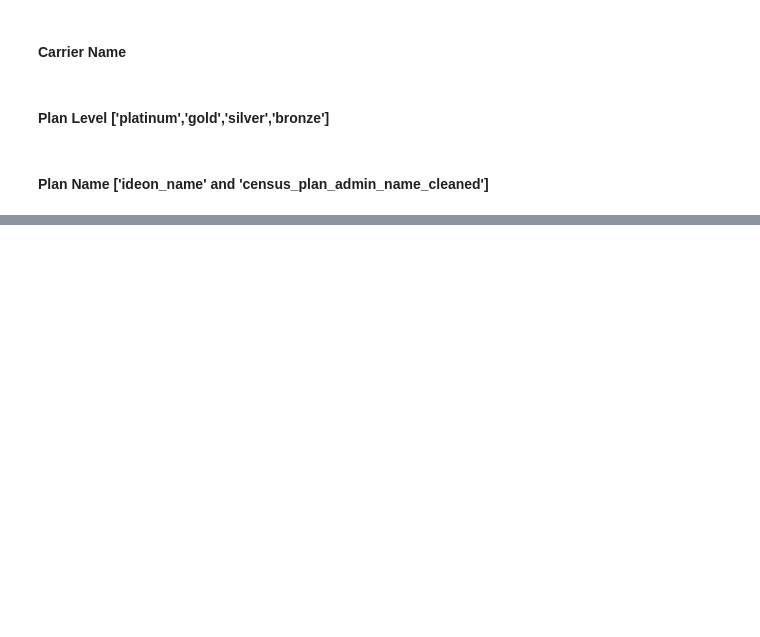
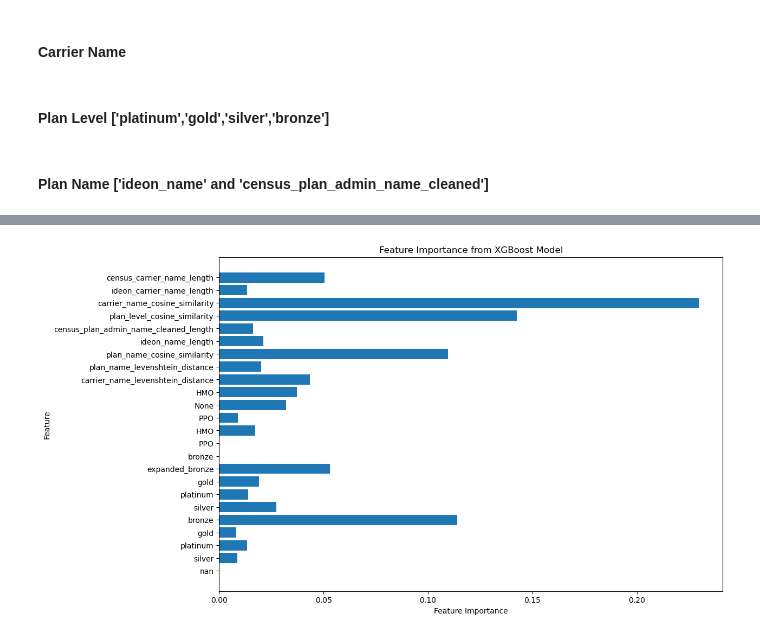
Before and after one commit to Kieran-Shaw/match-plans, a Jupyter notebook: notebooks/model-building.ipynb, the cells around one changed output, grey strips where cells are left out. Saved outputs shown, nothing was run; the diff lists cells and outputs as text; code cells hidden in the pictures; blank space fills up the shorter version.

Commit message:
building second model version

```diff
--- a/notebooks/model-building.ipynb
+++ b/notebooks/model-building.ipynb
@@ -149,8 +150,8 @@ SaveModelMetrics(file_path='~/match-plans/data/model_results.csv').save_metrics(
     * extract plan_type where available in plan_admin_name_cleaned
 # %%
 # Data Cleaning
-df = full_df[['id','census_carrier_name','plan_admin_name','carrier_name','name','plan_type','level','is_match']].copy()
-df.rename(columns={'plan_admin_name':'census_plan_admin_name','carrier_name':'ideon_carrier_name','name':'ideon_name','plan_type':'ideon_plan_type','level':'ideon_plan_level'},inplace=True)
+df = full_df[['id','census_carrier_name','plan_admin_name','carrier_name','name','plan_type','level','hsa_eligible','is_match']].copy()
+df.rename(columns={'plan_admin_name':'census_plan_admin_name','carrier_name':'ideon_carrier_name','name':'ideon_name','plan_type':'ideon_plan_type','level':'ideon_plan_level','hsa_eligible':'ideon_hsa_hdhp'},inplace=True)
 
 # set up the cleaned column for plan_admin_name and census_carrier_name
 df['census_plan_admin_name_cleaned'] = df['census_plan_admin_name']
@@ -247,6 +248,7 @@ df['census_plan_level'] = df['census_plan_admin_name_cleaned'].str.extract('(gol
 
 # 2. Normalize 'plan_level'
 df['census_plan_level'] = df['census_plan_level'].str.lower()
+df['ideon_plan_level'] = df['ideon_plan_level'].replace('expanded_bronze', 'bronze')
 
 # 3. Combine unique 'plan_level' values from both columns
 unique_plan_levels_census = pd.Series(df['census_plan_level'].unique()).dropna()
@@ -369,0 +535,33 @@ SaveModelMetrics(file_path='~/match-plans/data/model_results.csv').save_metrics(
+# %%
+import matplotlib.pyplot as plt
+
+# Get the best estimator from the grid search
+best_model = grid.best_estimator_
+
+# Get the feature importances from the fitted model
+feature_importances = best_model.named_steps['model'].feature_importances_
+
+# Get the feature names after preprocessing
+# For numerical features, it's straightforward
+feature_names = numerical_cols
+
+# For categorical features, we need to transform the names to match the one-hot encoding
+ohe_categories = best_model.named_steps['preprocessor'].named_transformers_['cat'].categories_
+
+# Flatten the list of categories per categorical feature
+flat_categories = [item for sublist in ohe_categories for item in sublist]
+
+# Combine numerical and categorical feature names
+all_feature_names = feature_names + flat_categories
+
+# Now we can plot the feature importances
+plt.figure(figsize=(12, 8))
+plt.barh(range(len(all_feature_names)), feature_importances, align='center')
+plt.yticks(range(len(all_feature_names)), all_feature_names)
+plt.xlabel('Feature Importance')
+plt.ylabel('Feature')
+plt.title('Feature Importance from XGBoost Model')
+plt.gca().invert_yaxis()  # Invert y-axis to have the most important feature on top
+plt.show()
+# %% [output]
+[figure, added]
```
Also changed, not shown: parts of 9 cells of this notebook, 2 other files.
